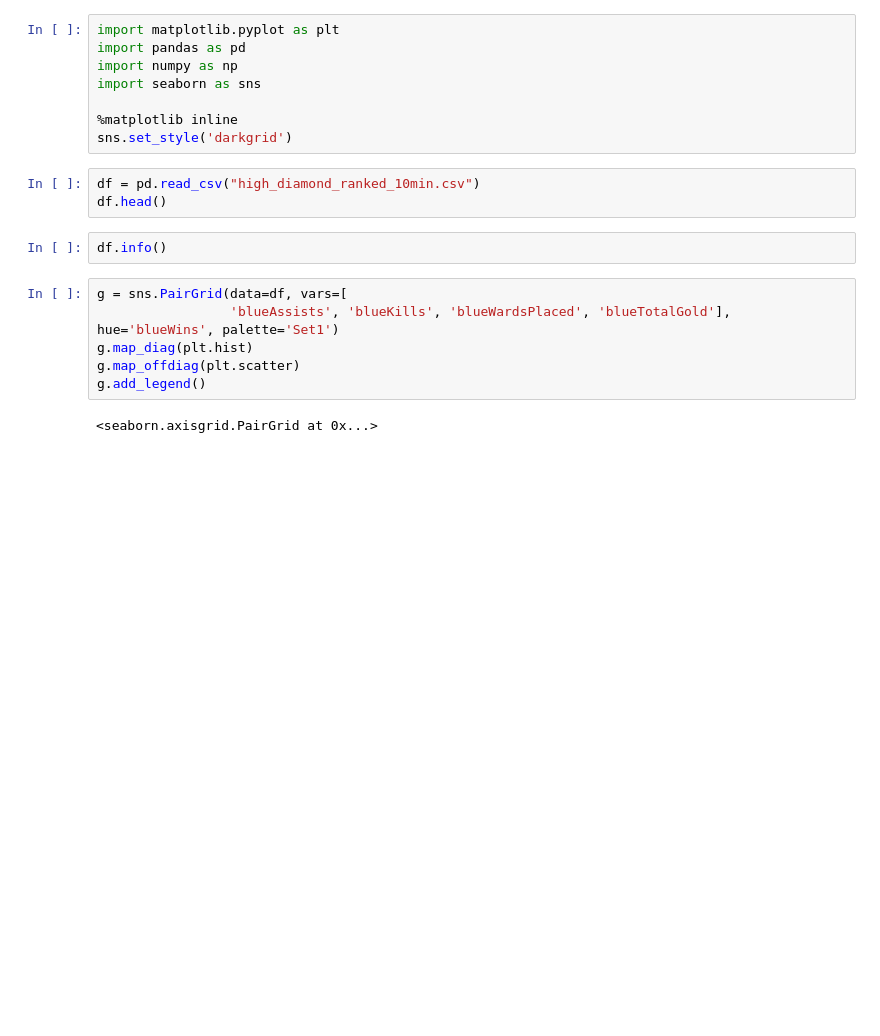
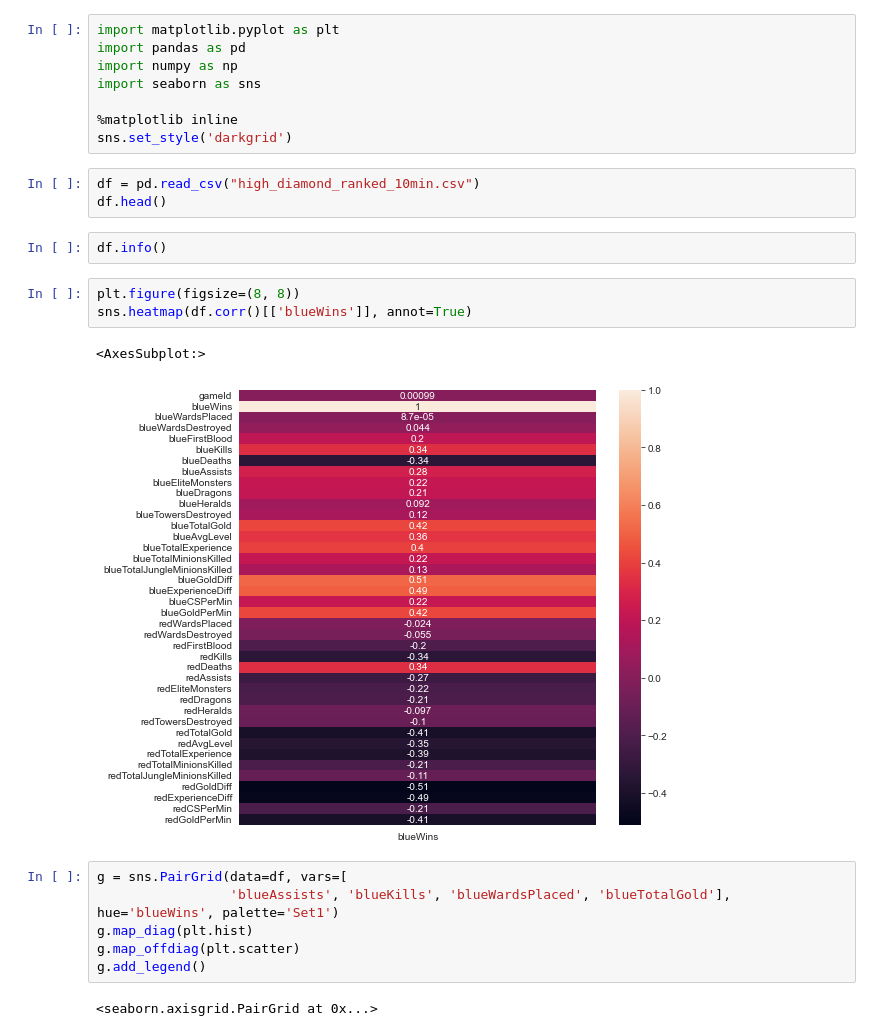
Before and after one commit to guilherme13c/TP_ICD, a Jupyter notebook: main.ipynb, the cells around one changed output. Saved outputs shown, nothing was run; the diff lists cells and outputs as text; blank space fills up the shorter version.

Commit message:
new plots

```diff
--- a/main.ipynb
+++ b/main.ipynb
@@ -16,6 +16,12 @@ df = pd.read_csv("high_diamond_ranked_10min.csv")
 df.head()
 # %%
 df.info()
+# %%
+plt.figure(figsize=(8, 8))
+sns.heatmap(df.corr()[['blueWins']], annot=True)
+# %% [output]
+<AxesSubplot:>
+[figure, added]
 # %%
 g = sns.PairGrid(data=df, vars=[
                  'blueAssists', 'blueKills', 'blueWardsPlaced', 'blueTotalGold'], hue='blueWins', palette='Set1')
```
Also changed, not shown: parts of 3 cells of this notebook.
